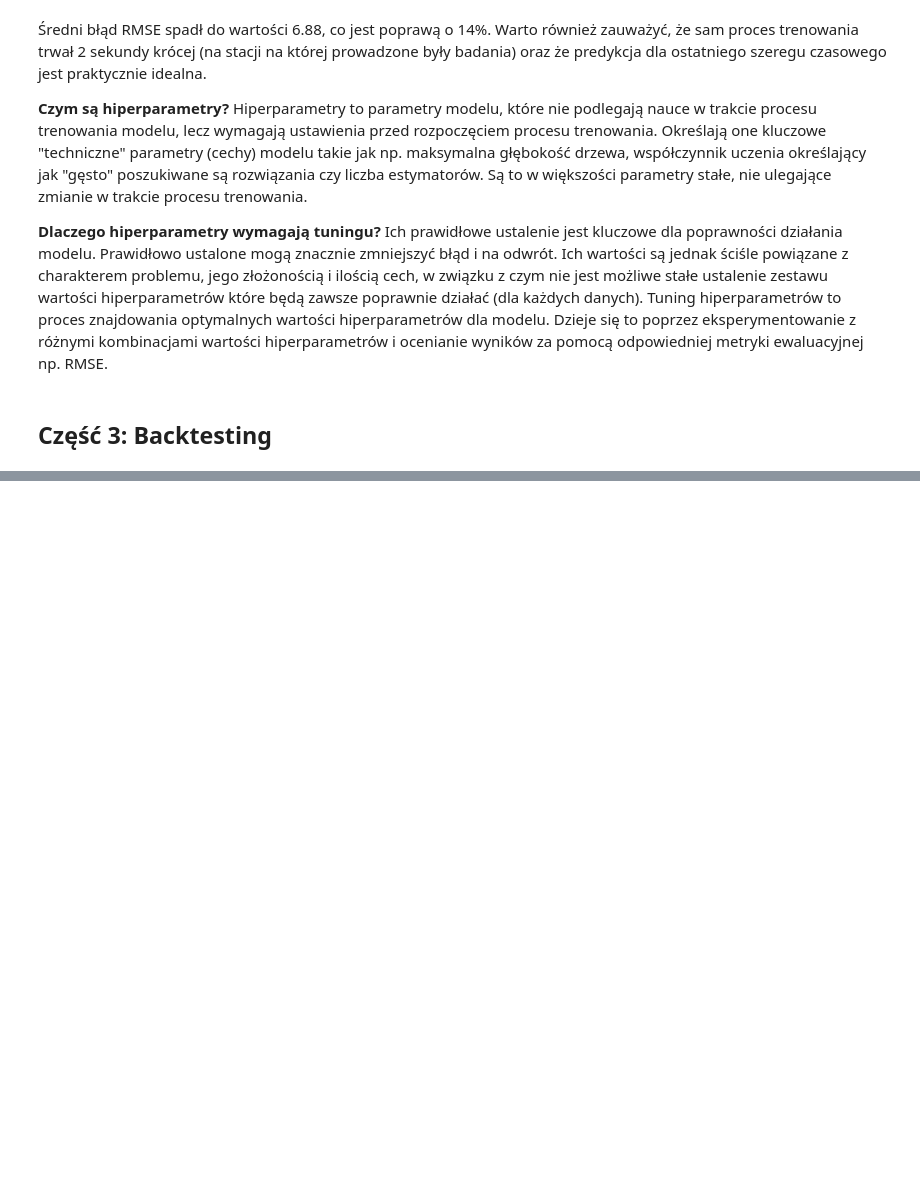
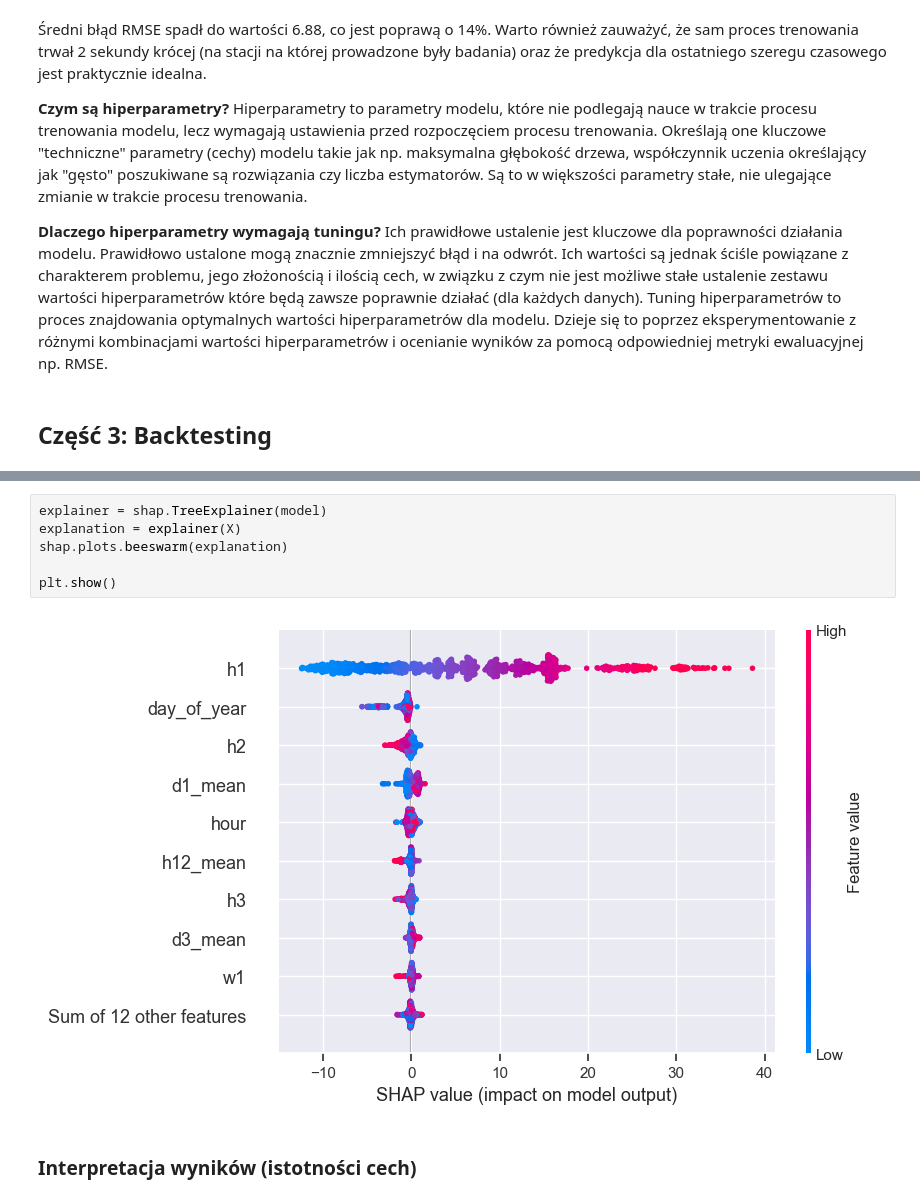
Before and after one commit to Drateffka/PUM, a Jupyter notebook: TimeSeries_project[2]/project.ipynb, the cells around one changed output, grey strips where cells are left out. Cells and saved outputs as stored; diff of their text form; blank space fills up the shorter version.

```diff
--- a/TimeSeries_project[2]/project.ipynb
+++ b/TimeSeries_project[2]/project.ipynb
@@ -1038,0 +1193,10 @@ Ich prawidłowe ustalenie jest kluczowe dla poprawności działania modelu. Praw
+# %%
+explainer = shap.TreeExplainer(model)
+explanation = explainer(X)
+shap.plots.beeswarm(explanation)
+
+plt.show()
+# %% [output]
+[figure, added]
+# %% [markdown]
+### Interpretacja wyników (istotności cech)
```
Also changed, not shown: parts of 13 cells of this notebook, 1 other file.
